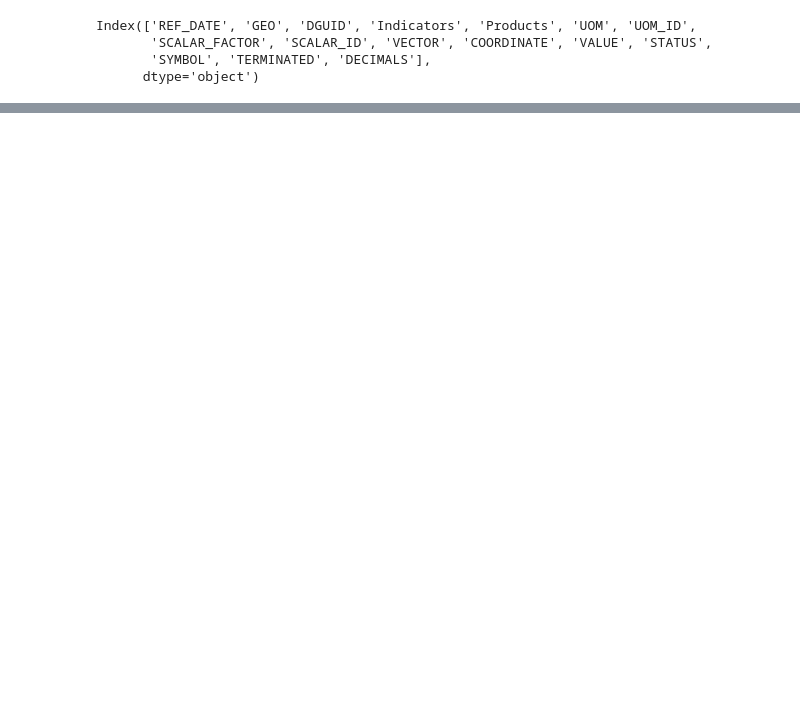
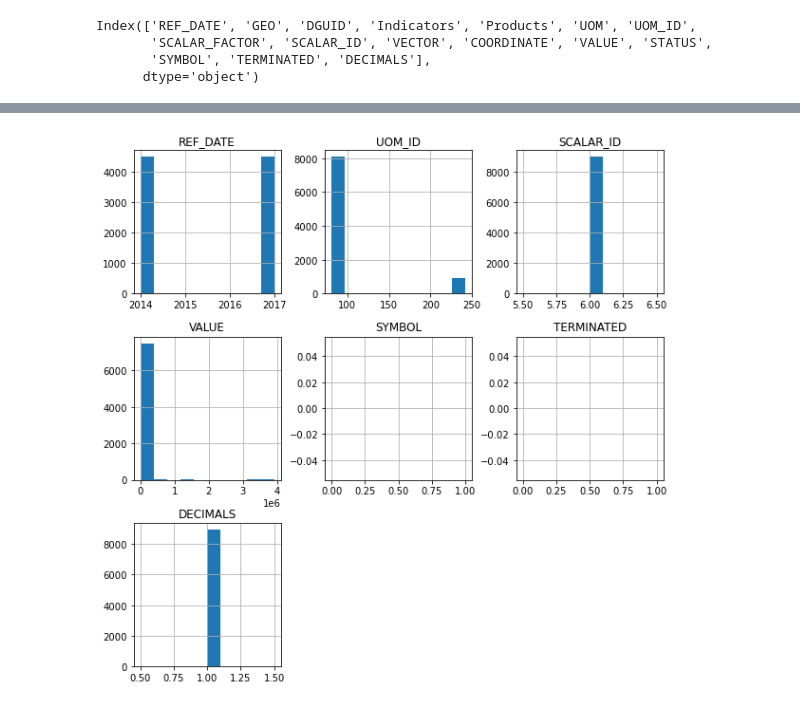
Before and after one commit to data301-2021-winter1/group05-project, a Jupyter notebook: notebooks/analysis2.ipynb, the cells around one changed output, grey strips where cells are left out. Saved outputs shown, nothing was run; the diff lists cells and outputs as text; code cells hidden in the pictures; blank space fills up the shorter version.

```diff
--- a/notebooks/analysis2.ipynb
+++ b/notebooks/analysis2.ipynb
@@ -47,0 +100,5 @@ Index(['REF_DATE', 'GEO', 'DGUID', 'Indicators', 'Products', 'UOM', 'UOM_ID',
+# %%
+#Display of histograms for each variable in the data set
+hist = df.hist(bins=10,figsize =(10,10))
+# %% [output]
+[figure, added]
```
Also changed, not shown: parts of 10 cells of this notebook.
